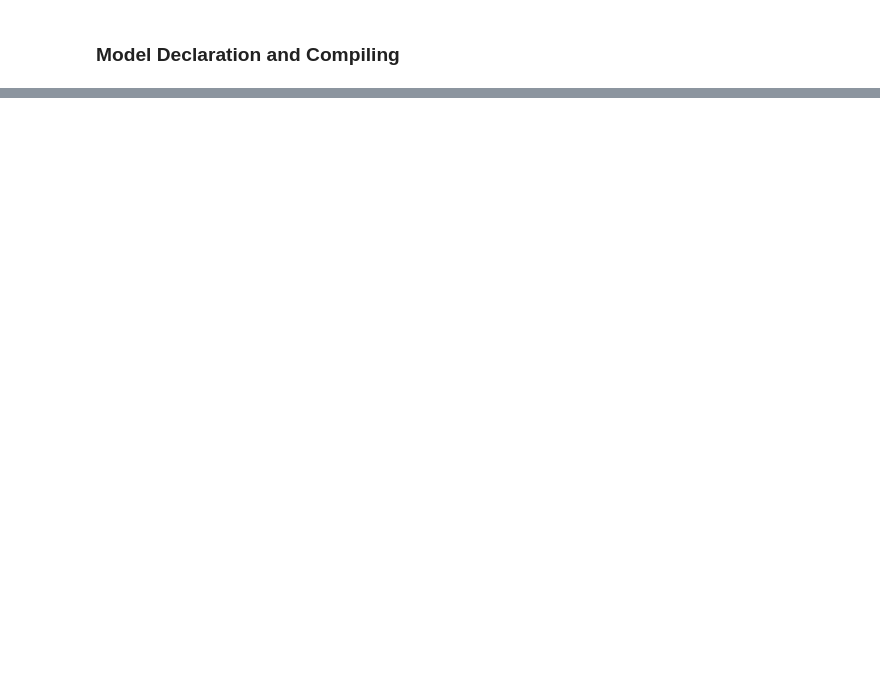
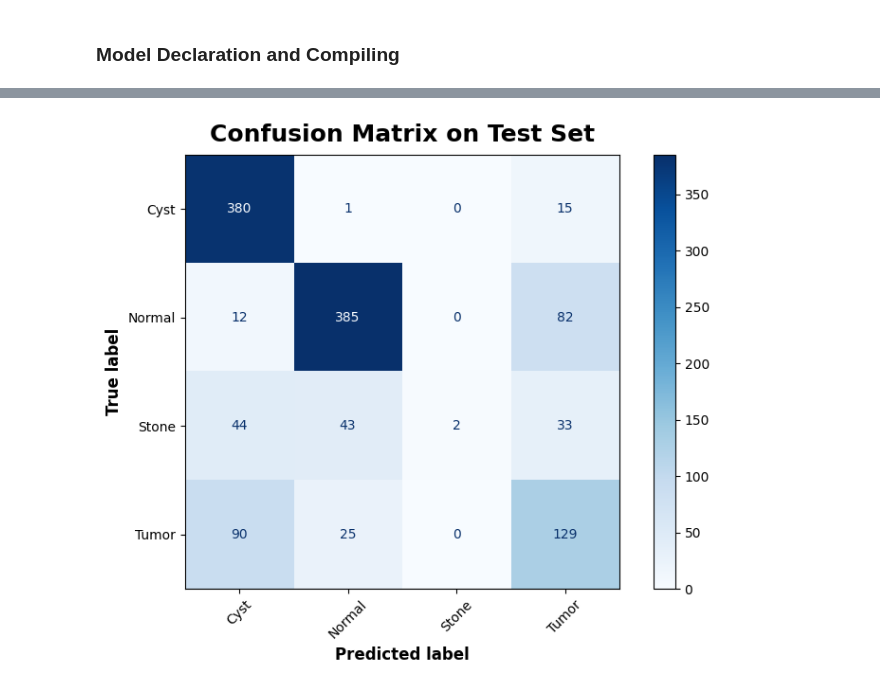
Before and after one commit to elisetreit/wsl-tf-sandbox, a Jupyter notebook: kidney/kidney_convnet.ipynb, the cells around one changed output, grey strips where cells are left out. Saved outputs shown, nothing was run; the diff lists cells and outputs as text; code cells hidden in the pictures; blank space fills up the shorter version.

```diff
--- a/kidney/kidney_convnet.ipynb
+++ b/kidney/kidney_convnet.ipynb
@@ -129,0 +166,12 @@ I0000 00:00:1746833925.079795   73745 cuda_dnn.cc:529] Loaded cuDNN version 9030
+# %%
+from sklearn.metrics import classification_report
+
+y_true = []
+y_pred = []
+
+for images, labels in ds_test:
+    preds = model.predict(images)
+    y_true.extend(tf.argmax(labels, axis=1).numpy())
+    y_pred.extend(tf.argmax(preds, axis=1).numpy())
+
+print(classification_report(y_true, y_pred, target_names=ds_test.class_names))
@@ -129,0 +246,4 @@ I0000 00:00:1746833925.079795   73745 cuda_dnn.cc:529] Loaded cuDNN version 9030
+# %%
+y_true = []
+for _, labels in ds_test:
+    y_true.extend(tf.argmax(labels, axis=1).numpy())
@@ -129,0 +292,20 @@ I0000 00:00:1746833925.079795   73745 cuda_dnn.cc:529] Loaded cuDNN version 9030
+# %%
+from sklearn.metrics import confusion_matrix, ConfusionMatrixDisplay
+import matplotlib.pyplot as plt
+
+# First get predictions and true labels (you’ve likely already done this)
+y_pred = np.argmax(model.predict(ds_test), axis=1)
+y_true = []
+for _, labels in ds_test:
+    y_true.extend(tf.argmax(labels, axis=1).numpy())
+
+# Build the confusion matrix
+cm = confusion_matrix(y_true, y_pred)
+disp = ConfusionMatrixDisplay(confusion_matrix=cm, display_labels=ds_test.class_names)
+
+# Plot it
+fig, ax = plt.subplots(figsize=(8, 6))
+disp.plot(ax=ax, cmap="Blues", xticks_rotation=45)
+plt.title("Confusion Matrix on Test Set")
+plt.show()
+# %% [output]
@@ -129,0 +313 @@ I0000 00:00:1746833925.079795   73745 cuda_dnn.cc:529] Loaded cuDNN version 9030
+[figure, added]
```
Also changed, not shown: parts of 23 cells of this notebook, 3 other files.
